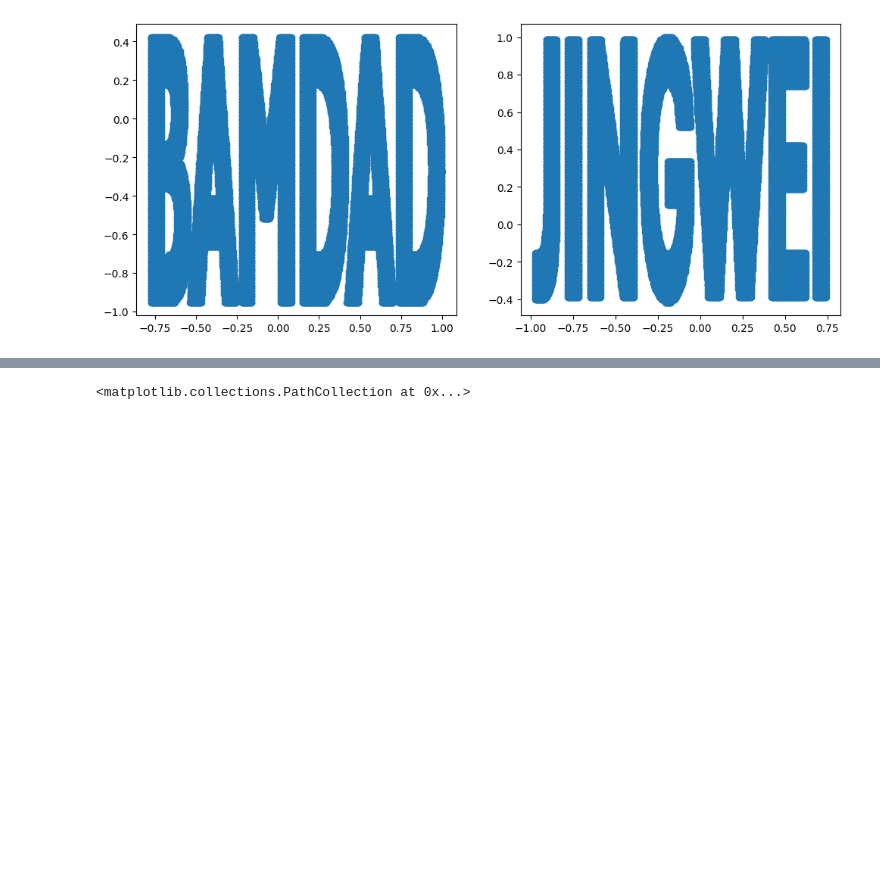
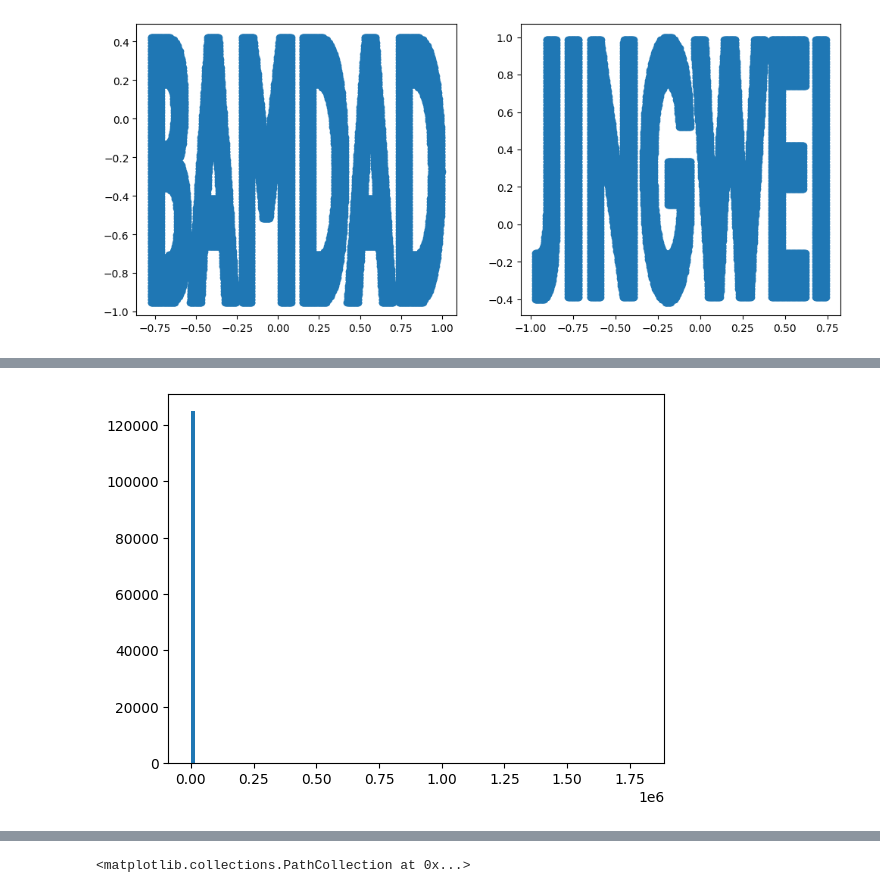
Before and after one commit to AHsu98/StoKAAsticInterpolants, a Jupyter notebook: NameExample.ipynb, the cells around one changed output, grey strips where cells are left out. Cells and saved outputs as stored; diff of their text form; code cells hidden in the pictures; blank space fills up the shorter version.

```diff
--- a/NameExample.ipynb
+++ b/NameExample.ipynb
@@ -145,3 +151,8 @@ step=124999 | train_loss=-1.3902465 | test_loss= -1.1441134
 # %%
 b_loss_history = jnp.array(b_loss_history)
+# %%
+plt.hist(np.array(b_loss_history),100)
+plt.show()
+# %% [output]
+[figure, added]
 # %%
```
Also changed, not shown: parts of 12 cells of this notebook, 2 other files.
